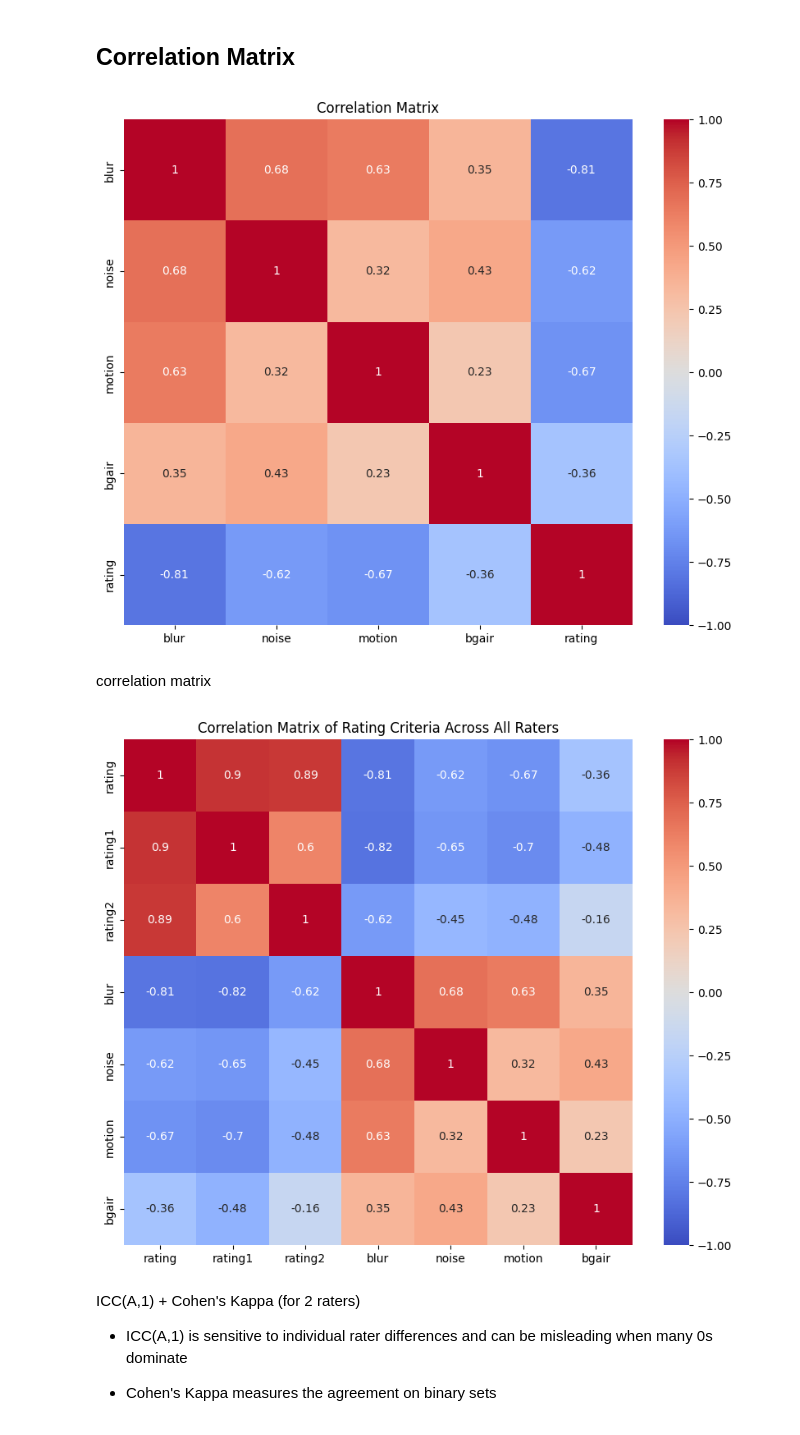
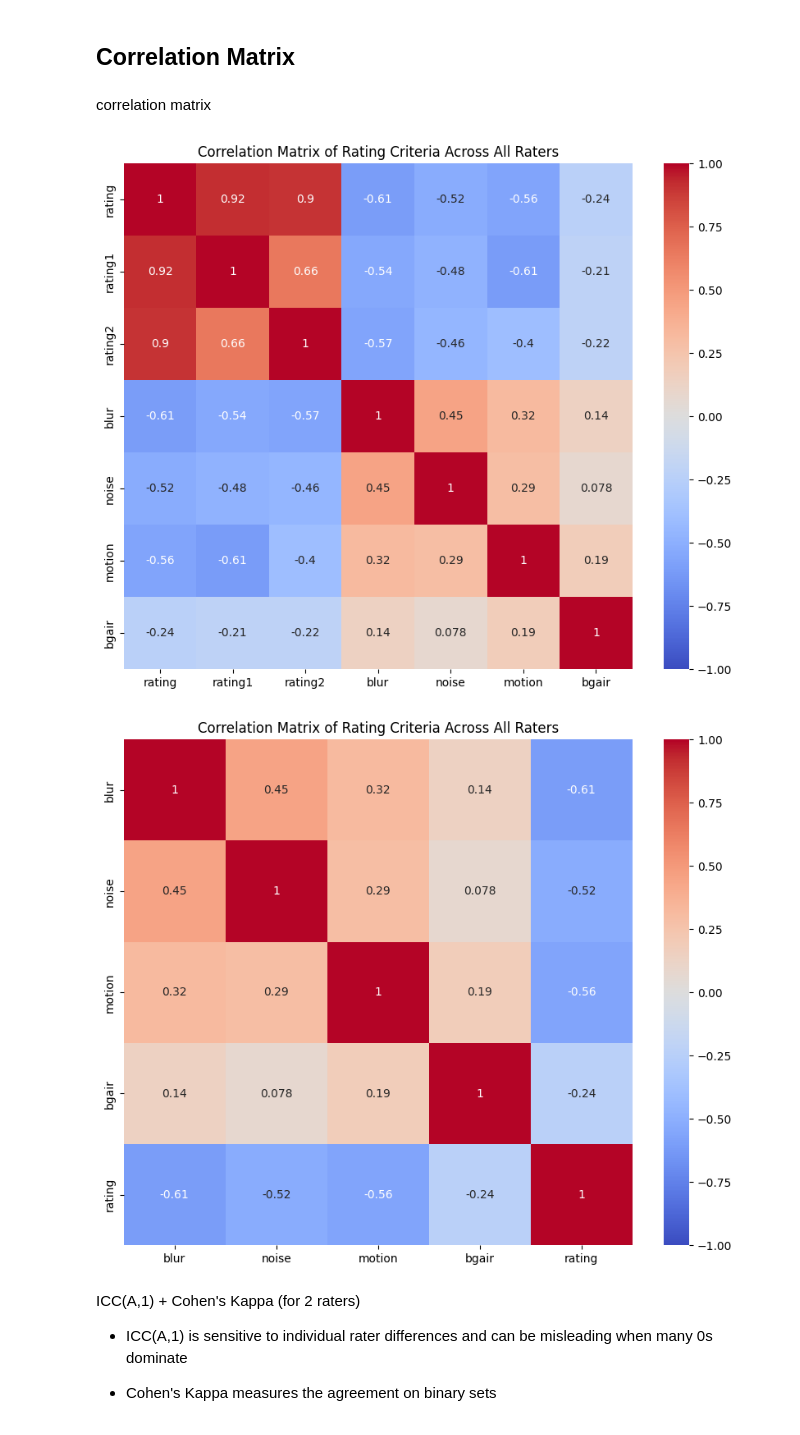
Before and after one commit to jaimebarran/fetal_brain_qc, a Jupyter notebook: notebooks/analyze_results.ipynb, the cells around one changed output. Drawn from its saved outputs; the diff is of its cells as text; code cells hidden in the pictures.

```diff
--- a/notebooks/analyze_results.ipynb
+++ b/notebooks/analyze_results.ipynb
@@ -427,44 +527,50 @@ plot_residuals(final_model, all_data)
 # %% [markdown]
 ## Correlation Matrix
-# %%
-# --- Correlation Matrix (Optional) ---
-def plot_correlation_matrix(data, variables):
-    """Plots the correlation matrix for the specified variables."""
-    correlation_matrix = data[variables].corr()
-    plt.figure(figsize=(10, 8))
-    sns.heatmap(correlation_matrix, annot=True, cmap='coolwarm', vmin=-1, vmax=1)
-    plt.title('Correlation Matrix')
-    plt.show()
-
-plot_correlation_matrix(all_data, ['blur', 'noise', 'motion', 'bgair', 'rating'])
-# %% [output]
-[figure, removed]
 # %% [markdown]
 correlation matrix
-# %%
-
-# Load data for all raters
-raters_data = [pd.read_csv(file) for file in RATERS_FILES]
-
-# Metrics names
-metrics_names = ['rating', 'rating1', 'rating2', 'blur', 'noise', 'motion', 'bgair']
-
-# Combine all raters' data into a single DataFrame
-combined_data = pd.concat(raters_data, ignore_index=True)
-
-# Select the rating criteria columns
-rating_criteria = ['rating', 'rating1', 'rating2', 'blur', 'noise', 'motion', 'bgair']
-
-# Compute the correlation matrix
-correlation_matrix = combined_data[rating_criteria].corr()
-
-# Plot the correlation matrix
-plt.figure(figsize=(10, 8))
-sns.heatmap(correlation_matrix, annot=True, cmap='coolwarm', vmin=-1, vmax=1)
-plt.title('Correlation Matrix of Rating Criteria Across All Raters')
-plt.show()
-# %% [output]
-[figure, removed]
+# %%
+# --- Correlation Matrix ---
+def plot_correlation_matrix(raters_files, metrics_names):
+    """
+    Calculates and plots the correlation matrix for rating criteria across all raters.
+    Dynamically handles any number of raters.  Correctly handles NaNs.
+    Args:
+        raters_files (list): A list of file paths to the rater CSV files.
+        metrics_names (list): List of column names to include in the correlation.
+    """
+    raters_data = []
+    for rater_index, file in enumerate(raters_files):
+        df = pd.read_csv(file)
+        df['rater'] = f'Rater {rater_index + 1}'  # Add rater ID
+        raters_data.append(df)
+
+    combined_data = pd.concat(raters_data, ignore_index=True)
+
+    # --- Data Preprocessing ---
+    combined_data['rating'] = (combined_data['rating1'] + combined_data['rating2']) / 2
+    combined_data['sub'] = combined_data['sub'].astype(str)
+    combined_data['rater'] = combined_data['rater'].astype('category')
+
+    # Select the rating criteria columns AND DROP ROWS WITH NANs
+    correlation_data = combined_data[metrics_names].dropna()
+
+    if not correlation_data.empty:
+        # Compute the correlation matrix
+        correlation_matrix = correlation_data.corr()
+
+        # Plot the correlation matrix
+        plt.figure(figsize=(10, 8))
+        sns.heatmap(correlation_matrix, annot=True, cmap='coolwarm', vmin=-1, vmax=1)
+        plt.title('Correlation Matrix of Rating Criteria Across All Raters')
+        plt.show()
+    else:
+        print("Not enough data to create a correlation matrix after handling missing values.")
+
+plot_correlation_matrix(RATERS_FILES, ['rating', 'rating1', 'rating2', 'blur', 'noise', 'motion', 'bgair'])
+plot_correlation_matrix(RATERS_FILES, ['blur', 'noise', 'motion', 'bgair', 'rating'])
+# %% [output]
+[figure, added]
+[figure, added]
 # %% [markdown]
 ICC(A,1) + Cohen's Kappa (for 2 raters)
 
```
Also changed, not shown: parts of 13 cells of this notebook.
